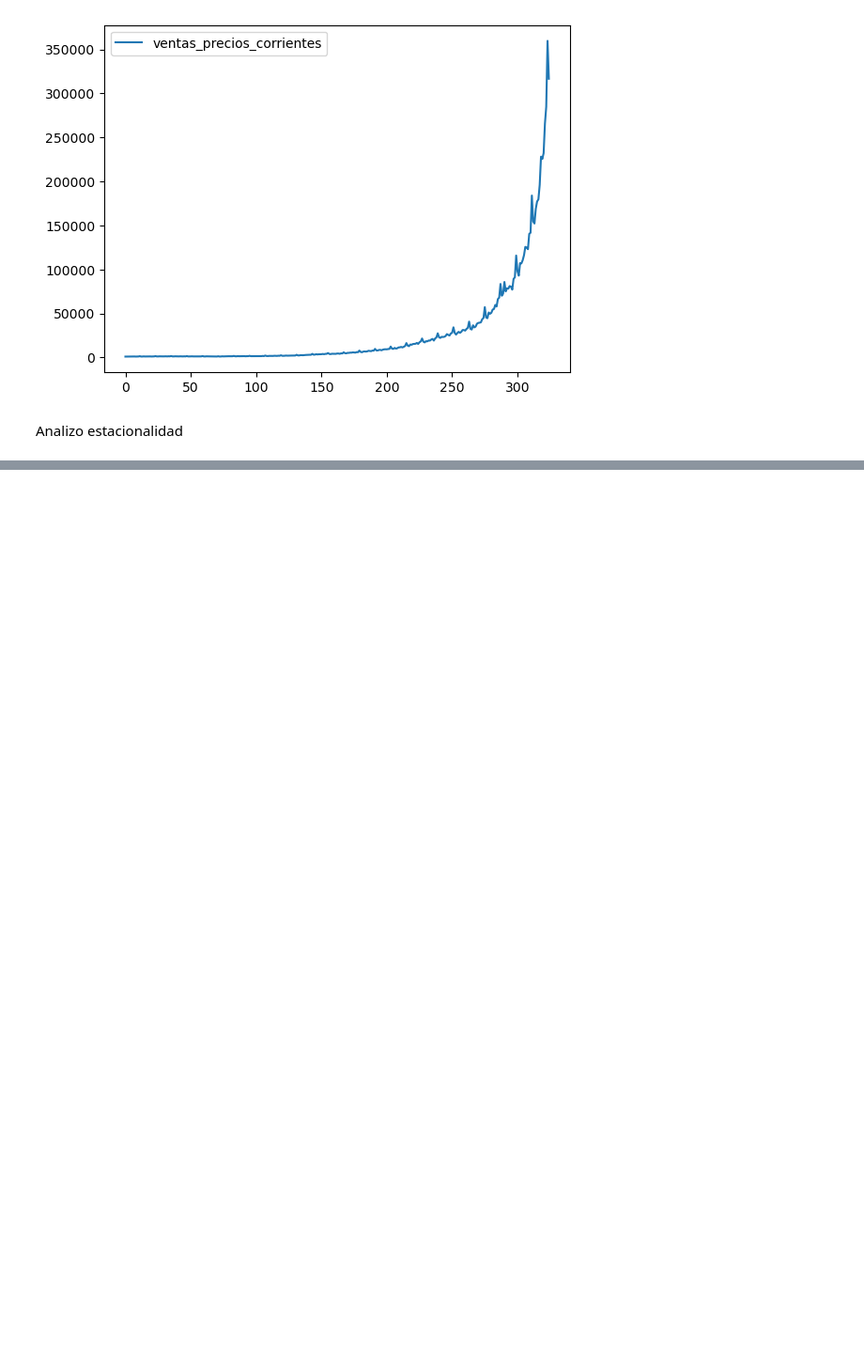
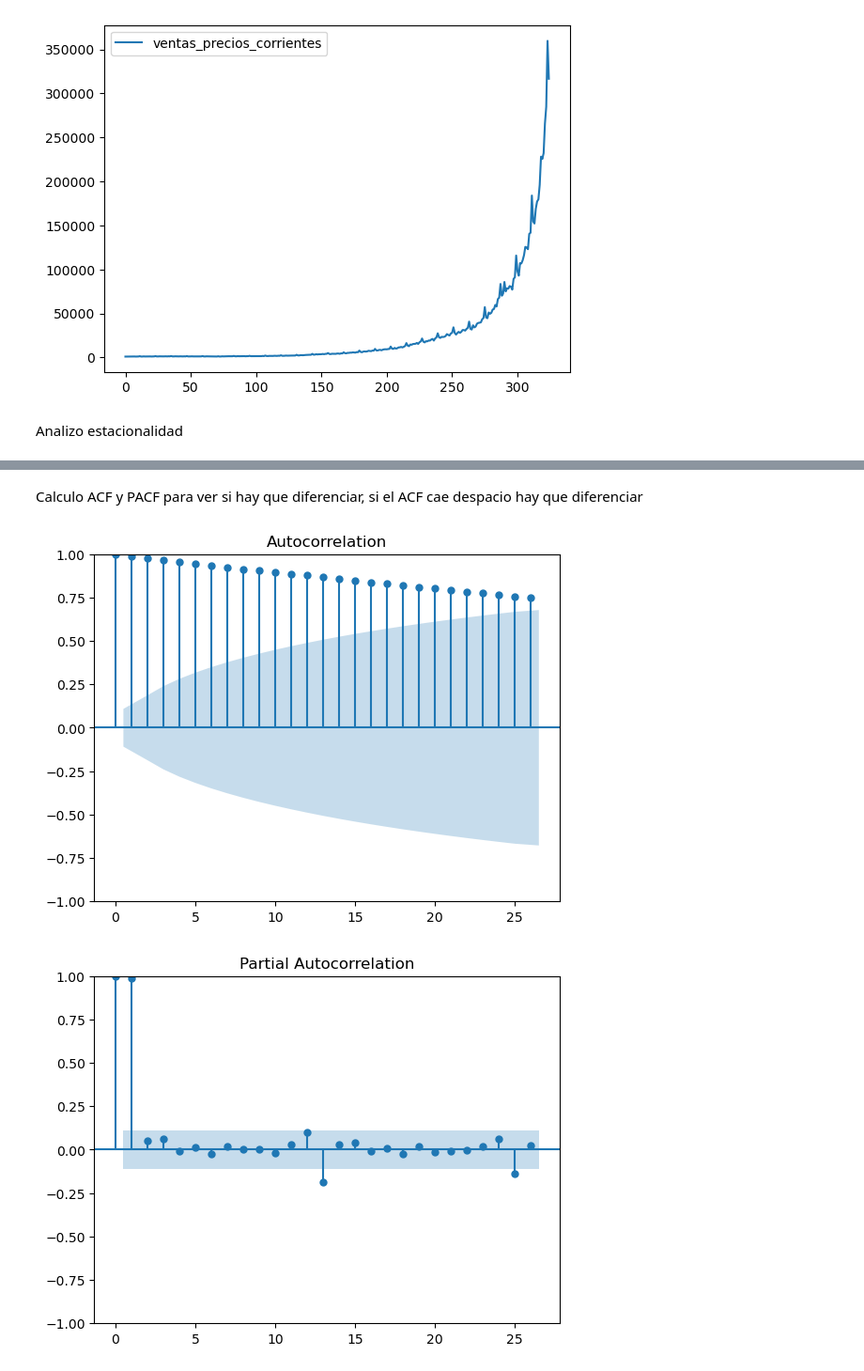
Before and after one commit to DoloresFerrando/Codigo, a Jupyter notebook: EDA.ipynb, the cells around one changed output, grey strips where cells are left out. Shown at 94% size. Saved outputs shown, nothing was run; the diff lists cells and outputs as text; code cells hidden in the pictures; blank space fills up the shorter version.

```diff
--- a/EDA.ipynb
+++ b/EDA.ipynb
@@ -51,0 +95,10 @@ plt.show()
+# %% [markdown]
+Calculo ACF y PACF para ver si hay que diferenciar, si el ACF cae despacio hay que diferenciar
+# %%
+from statsmodels.graphics.tsaplots import plot_acf, plot_pacf
+
+acf_original = plot_acf(ventas)
+pacf_original = plot_pacf(ventas)
+# %% [output]
+[figure, added]
+[figure, added]
```
Also changed, not shown: parts of 21 cells of this notebook, 3 other files.
